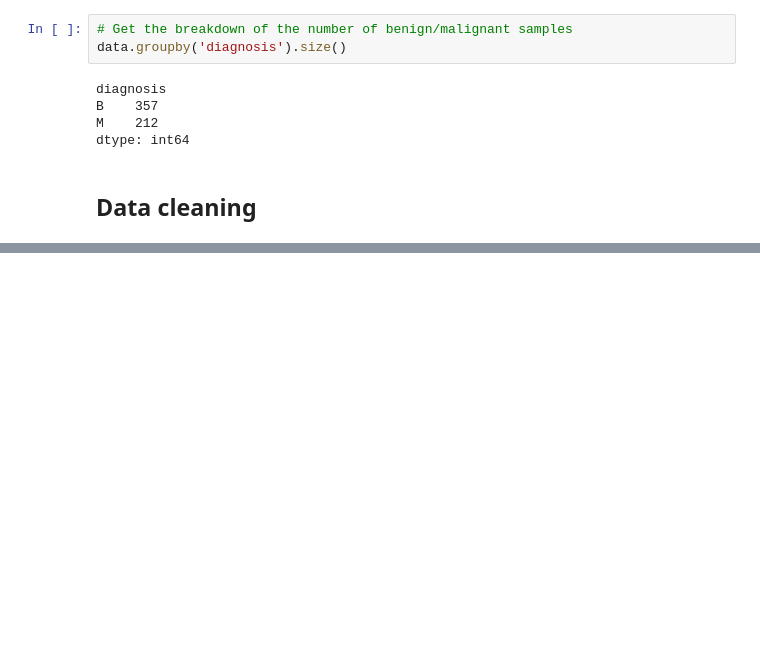
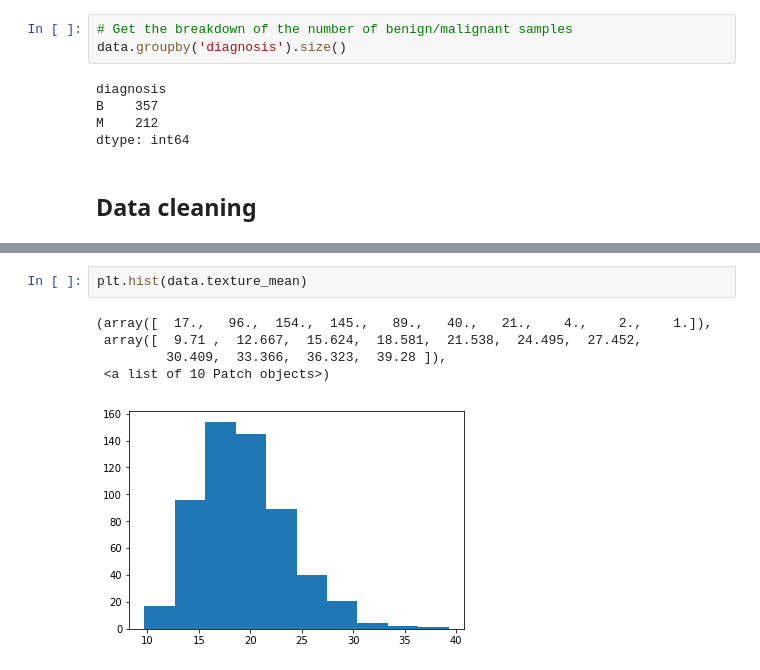
Before and after one commit to Machine-Learning-Group30/Project-Breast-Cancer, a Jupyter notebook: notebook/Explore-data.ipynb, the cells around one changed output, grey strips where cells are left out. Drawn from its saved outputs; the diff is of its cells as text; blank space fills up the shorter version.

```diff
--- a/notebook/Explore-data.ipynb
+++ b/notebook/Explore-data.ipynb
@@ -80,0 +92,8 @@ dtype: int64
+# %%
+plt.hist(data.texture_mean)
+# %% [output]
+(array([  17.,   96.,  154.,  145.,   89.,   40.,   21.,    4.,    2.,    1.]),
+ array([  9.71 ,  12.667,  15.624,  18.581,  21.538,  24.495,  27.452,
+         30.409,  33.366,  36.323,  39.28 ]),
+ <a list of 10 Patch objects>)
+[figure, added]
```
Also changed, not shown: parts of 3 cells of this notebook, 4 other files.
